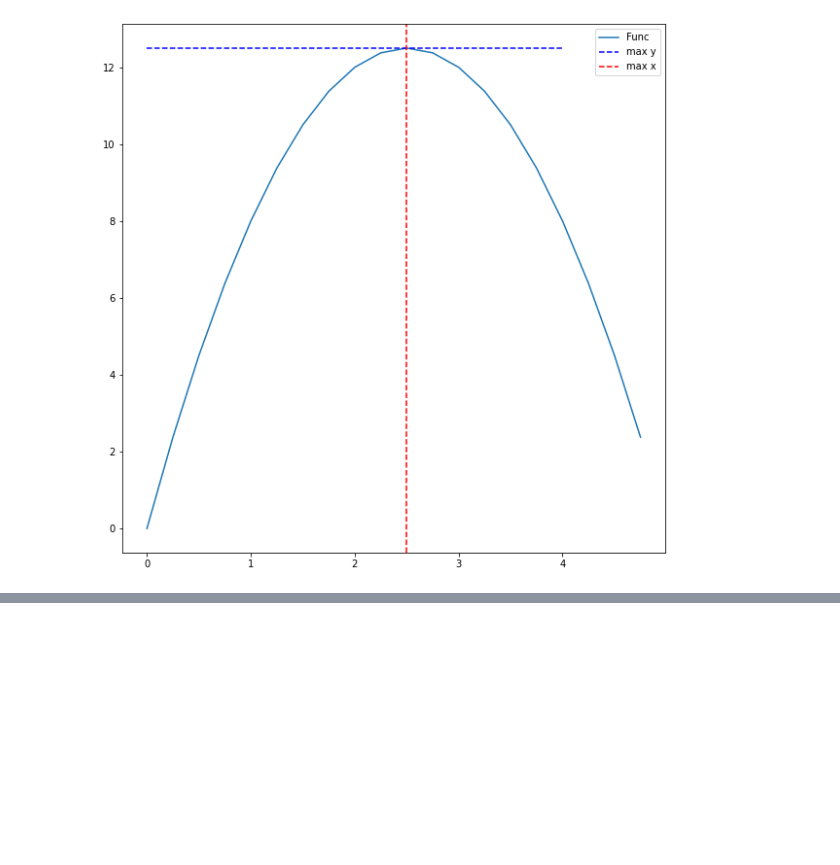
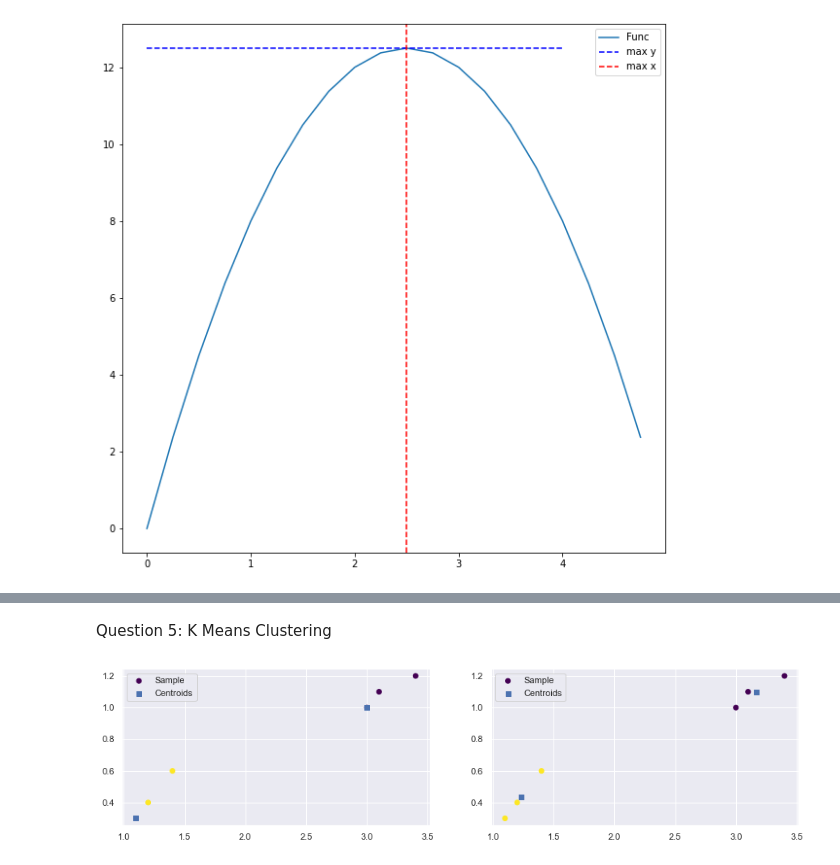
Before and after one commit to cod3-jr/EIT_BigData, a Jupyter notebook: Assignment-1.ipynb, the cells around one changed output, grey strips where cells are left out. Drawn from its saved outputs; the diff is of its cells as text; code cells hidden in the pictures; blank space fills up the shorter version.

Commit message:
Question 5 Working

```diff
--- a/Assignment-1.ipynb
+++ b/Assignment-1.ipynb
@@ -122,0 +158,58 @@ ValueError: x and y must be the same size
+# %% [markdown]
+Question 5: K Means Clustering
+# %%
+import numpy as np
+import matplotlib.pyplot as plt
+from sklearn.metrics import pairwise_distances_argmin
+
+cust1= [3.0,1.0]
+cust2= [3.4,1.2]
+cust3= [3.1,1.1]
+cust4= [1.4,0.6]
+cust5= [1.2,0.4]
+cust6= [1.1,0.3]
+
+customers = np.array([cust1,cust2,cust3,cust4,cust5,cust6])
+centroids = np.array([cust1,cust6])
+N=len(customers)
+plt.figure(figsize=(15,25))
+
+def draw_status(customers, centroids, clusters, plotnumber):
+    plt.subplot(621+plotnumber)
+    plt.scatter(customers[:,0],customers[:,1], c=clusters, cmap='viridis', label='Sample')
+    plt.scatter(centroids[:,0],centroids[:,1], marker='s', label='Centroids')
+    plt.legend()
+    plt.plot()
+
+def find_clusters(X, n_clusters):
+    plotnumber = 0
+    centers = centroids
+
+    while True:
+        # Assign labels based on closest center
+        labels = pairwise_distances_argmin(X, centers)
+
+        # Find new centers from means of points
+        new_centers = np.array([X[labels == i].mean(0) for i in range(n_clusters)])
+
+        # Plot current state
+        draw_status(customers,centers,labels,plotnumber)
+        plotnumber += 1
+
+        # Check for convergence
+        if np.all(centers == new_centers):
+            break
+        centers = new_centers
+
+
+    return centers, labels
+
+centers, labels = find_clusters(customers, 2)
+# plt.subplot(623)
+# plt.scatter(customers[:, 0], customers[:, 1], c=labels,
+#             s=50, cmap='viridis', label='Samples')
+# plt.scatter(centers[:,0], centers[:,1], c='black', s=100, alpha=0.5, label='Centroids')
+# plt.legend()
+plt.show()
+# %% [output]
+[figure, added]
```
Also changed, not shown: parts of 2 cells of this notebook.
